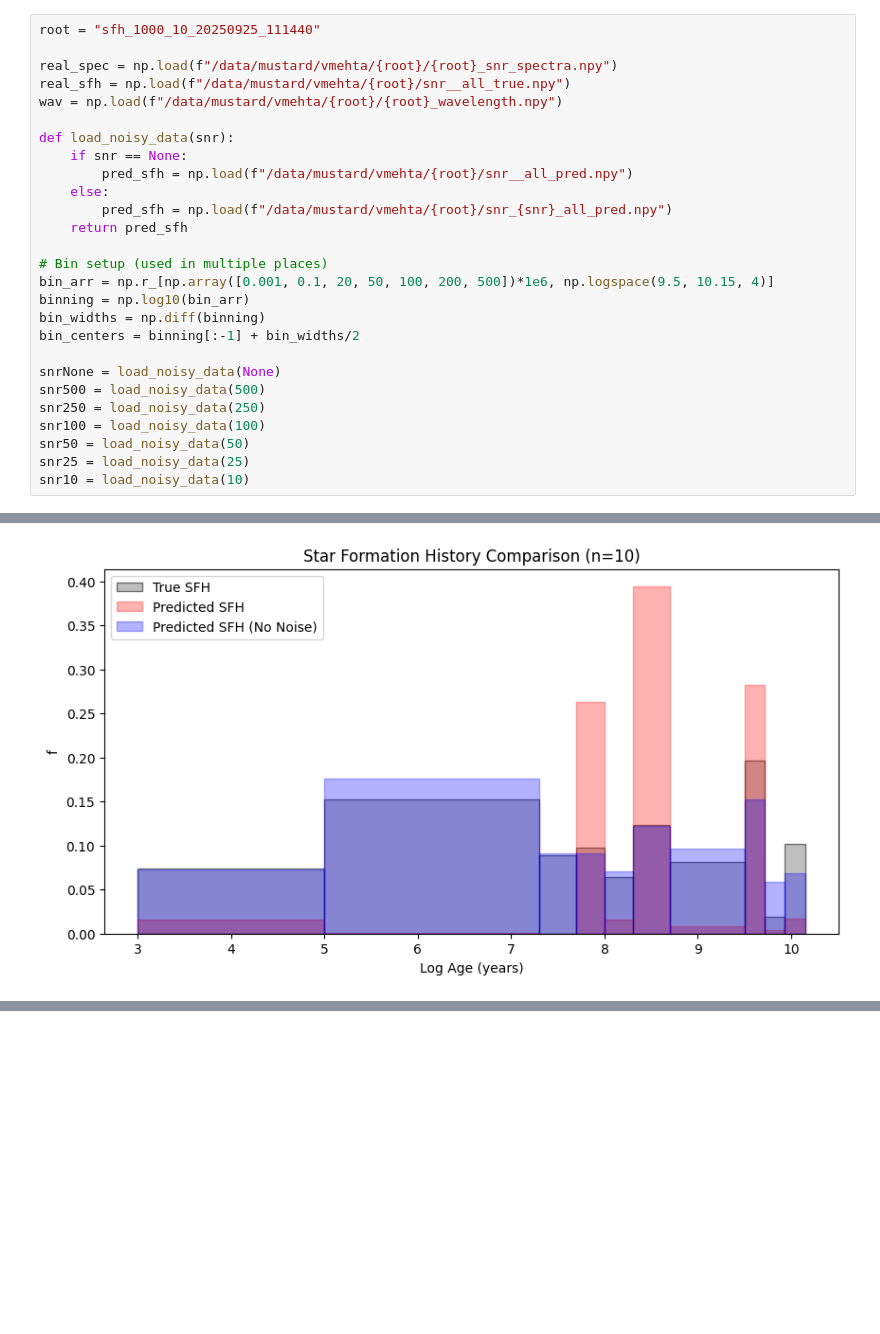
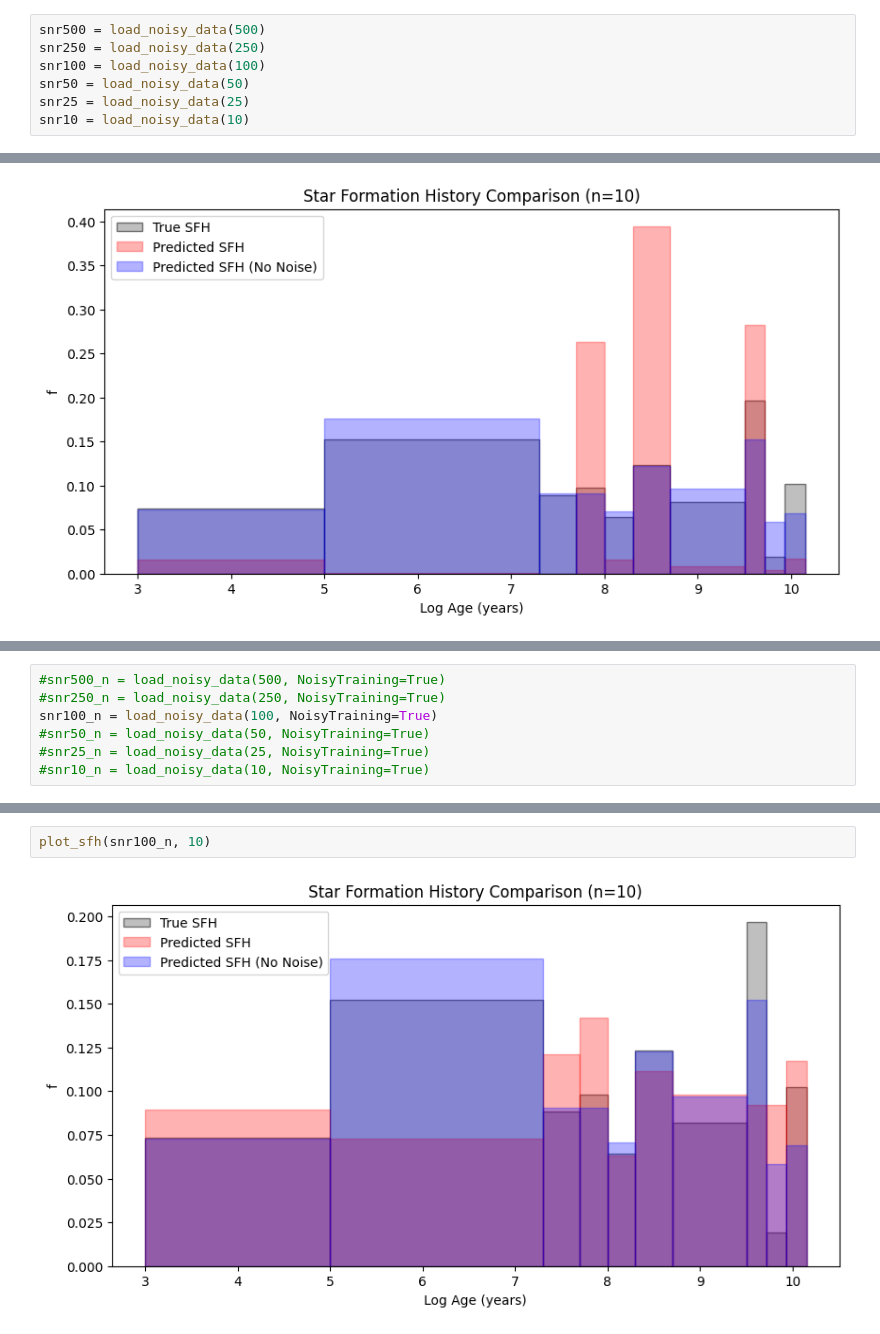
Before and after one commit to vernica-mehta/honours-project, a Jupyter notebook: snr-test.ipynb, the cells around one changed output, grey strips where cells are left out. Drawn from its saved outputs; the diff is of its cells as text; blank space fills up the shorter version.

```diff
--- a/snr-test.ipynb
+++ b/snr-test.ipynb
@@ -5,24 +71,4 @@ from sklearn.metrics import mean_squared_error
 # %%
-root = "sfh_1000_10_20250925_111440"
-
-real_spec = np.load(f"/data/mustard/vmehta/{root}/{root}_snr_spectra.npy")
-real_sfh = np.load(f"/data/mustard/vmehta/{root}/snr__all_true.npy")
-wav = np.load(f"/data/mustard/vmehta/{root}/{root}_wavelength.npy")
-
-def load_noisy_data(snr):
-    if snr == None:
-        pred_sfh = np.load(f"/data/mustard/vmehta/{root}/snr__all_pred.npy")
-    else:
-        pred_sfh = np.load(f"/data/mustard/vmehta/{root}/snr_{snr}_all_pred.npy")
-    return pred_sfh
-
-# Bin setup (used in multiple places)
-bin_arr = np.r_[np.array([0.001, 0.1, 20, 50, 100, 200, 500])*1e6, np.logspace(9.5, 10.15, 4)]
-binning = np.log10(bin_arr)
-bin_widths = np.diff(binning)
-bin_centers = binning[:-1] + bin_widths/2
-
-snrNone = load_noisy_data(None)
 snr500 = load_noisy_data(500)
 snr250 = load_noisy_data(250)
 snr100 = load_noisy_data(100)
@@ -97,0 +106,7 @@ plot_diff(100)
+# %%
+#snr500_n = load_noisy_data(500, NoisyTraining=True)
+#snr250_n = load_noisy_data(250, NoisyTraining=True)
+snr100_n = load_noisy_data(100, NoisyTraining=True)
+#snr50_n = load_noisy_data(50, NoisyTraining=True)
+#snr25_n = load_noisy_data(25, NoisyTraining=True)
+#snr10_n = load_noisy_data(10, NoisyTraining=True)
@@ -97,0 +129,4 @@ plot_diff(100)
+# %%
+plot_sfh(snr100_n, 10)
+# %% [output]
+[figure, added]
```
Also changed, not shown: parts of 12 cells of this notebook, 1 other file.
